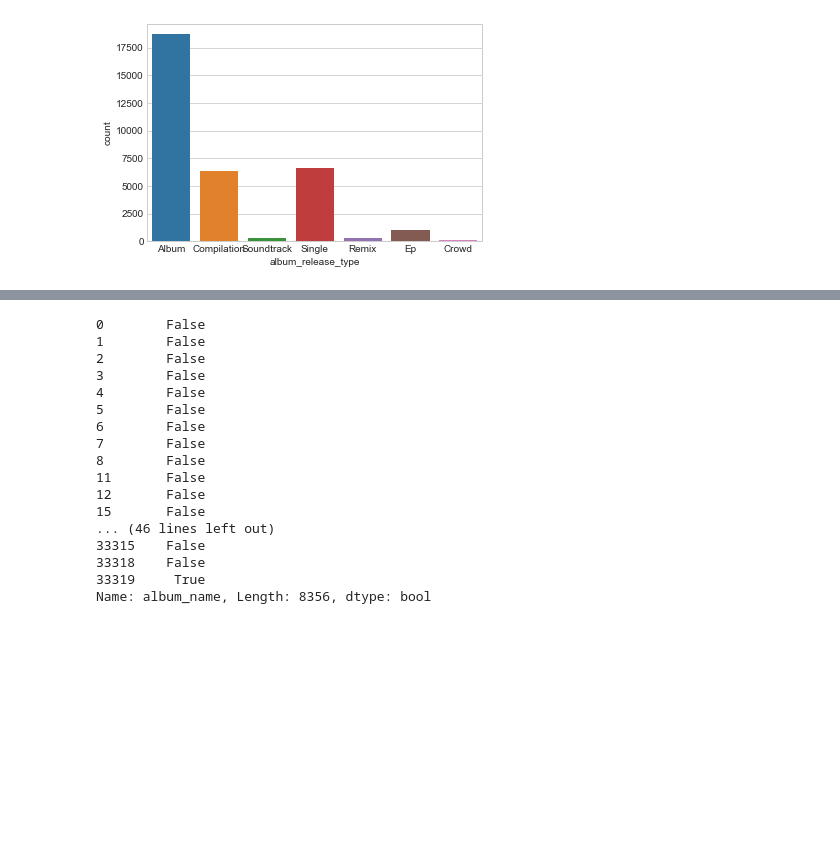
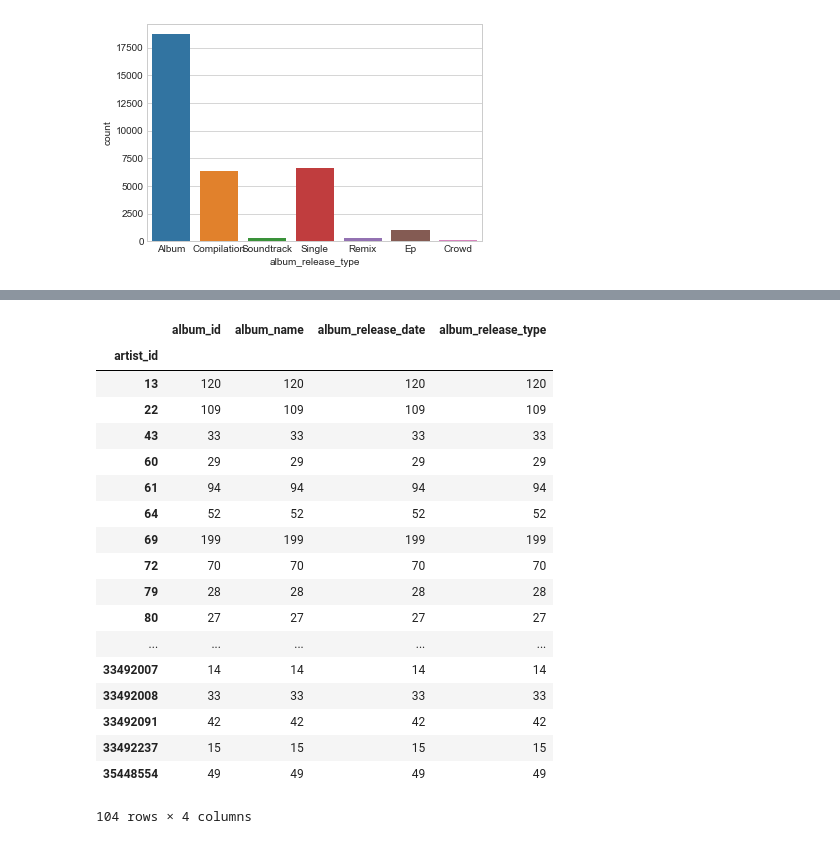
Before and after one commit to rkritika1508/Artist-vocabulary-comparison, a Jupyter notebook: Album-Data-Analysis.ipynb, the cells around one changed output, grey strips where cells are left out. Saved outputs shown, nothing was run; the diff lists cells and outputs as text; code cells hidden in the pictures; blank space fills up the shorter version.

```diff
--- a/Album-Data-Analysis.ipynb
+++ b/Album-Data-Analysis.ipynb
@@ -135,20 +148,24 @@ album_data
+# %%
+album_data.groupby('artist_id').count()
+# %% [output]
+|  | album_id | album_name | album_release_date | album_release_type |
+| artist_id |  |  |  |  |
+| 13 | 120 | 120 | 120 | 120 |
+| 22 | 109 | 109 | 109 | 109 |
+| 43 | 33 | 33 | 33 | 33 |
+| 60 | 29 | 29 | 29 | 29 |
+| 61 | 94 | 94 | 94 | 94 |
+| 64 | 52 | 52 | 52 | 52 |
+| 69 | 199 | 199 | 199 | 199 |
+| 72 | 70 | 70 | 70 | 70 |
+| 79 | 28 | 28 | 28 | 28 |
+| 80 | 27 | 27 | 27 | 27 |
+| ... | ... | ... | ... | ... |
+| 33492007 | 14 | 14 | 14 | 14 |
+| 33492008 | 33 | 33 | 33 | 33 |
+| 33492091 | 42 | 42 | 42 | 42 |
+| 33492237 | 15 | 15 | 15 | 15 |
+| 35448554 | 49 | 49 | 49 | 49 |
+104 rows × 4 columns
 # %%
-album_data['album_name'].str.contains('Remastered', flags=re.IGNORECASE, regex=True)
+album_data = album_data[album_data['album_name'].str.contains('Essential', flags=re.IGNORECASE, regex=True) != True]
-# %% [output]
-0        False
-1        False
-2        False
-3        False
-4        False
-5        False
-6        False
-7        False
-8        False
-11       False
-12       False
-15       False
-... (46 lines left out)
-33315    False
-33318    False
-33319     True
-Name: album_name, Length: 8356, dtype: bool
```
Also changed, not shown: parts of 12 cells of this notebook, 1 other file.
